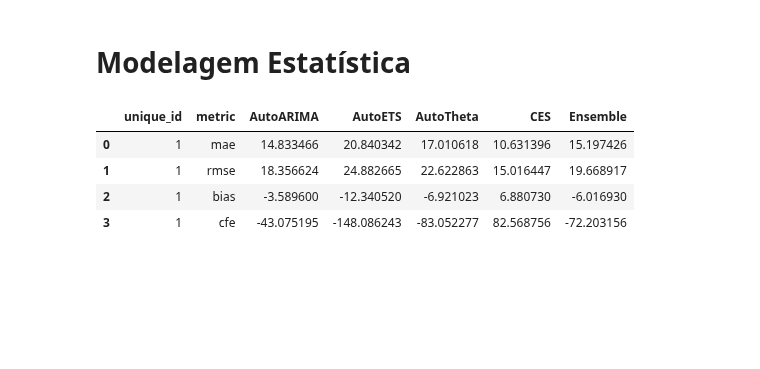
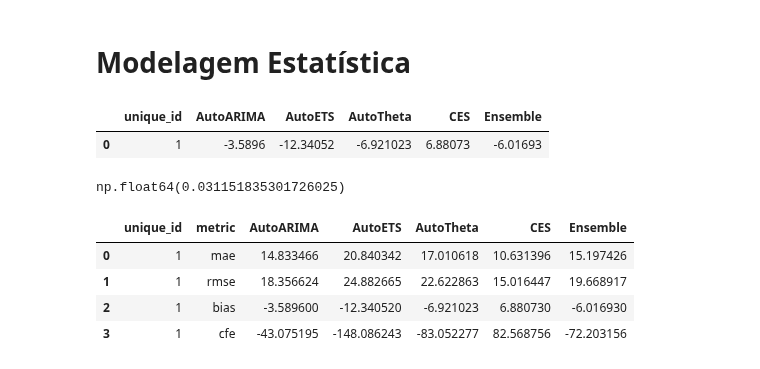
Before and after one commit to HeyLucasLeao/forecasting, a Jupyter notebook: 1.air_passangers.ipynb, the cells around one changed output. Drawn from its saved outputs; the diff is of its cells as text; code cells hidden in the pictures; blank space fills up the shorter version.

```diff
--- a/1.air_passangers.ipynb
+++ b/1.air_passangers.ipynb
@@ -180,6 +181,15 @@ columns = ["unique_id",
                "AutoTheta",
                "CES",
                "Ensemble"]
+# %%
+bias(test[columns], models=models)
+# %% [output]
+|  | unique_id | AutoARIMA | AutoETS | AutoTheta | CES | Ensemble |
+| 0 | 1 | -3.5896 | -12.34052 | -6.921023 | 6.88073 | -6.01693 |
+# %%
+wape(test["y"], test["AutoARIMA"])
+# %% [output]
+np.float64(0.031151835301726025)
 # %%
 evaluate(test[columns],
          metrics=metrics,
```
Also changed, not shown: parts of 2 cells of this notebook.
